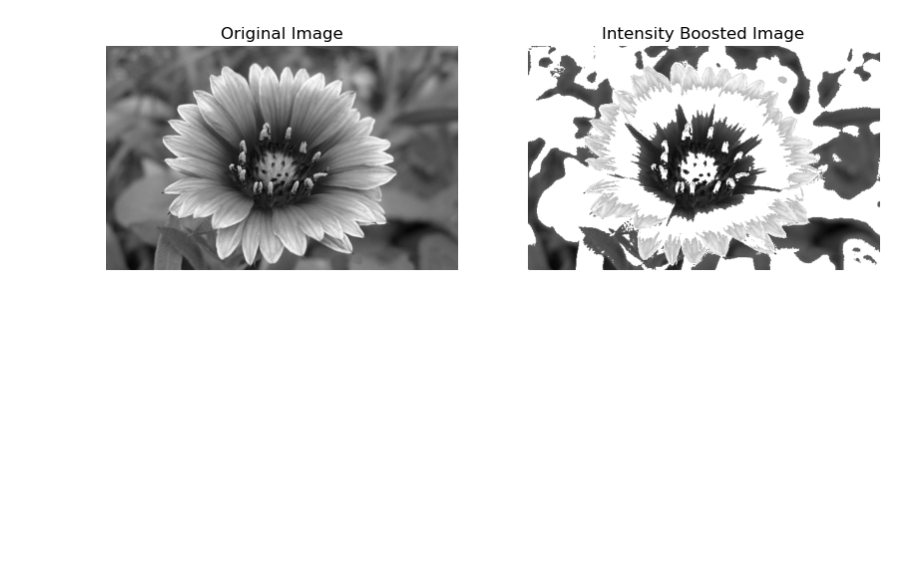
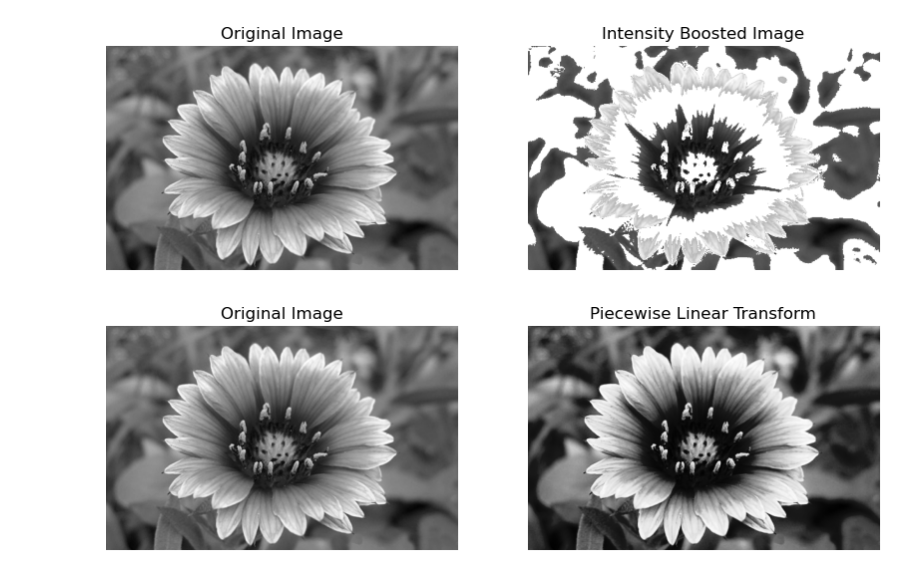
Before and after one commit to koustav-B/Image-Processing-Code, a Jupyter notebook: gray.ipynb, the cells around one changed output. Cells and saved outputs as stored; diff of their text form; code cells hidden in the pictures; blank space fills up the shorter version.

```diff
--- a/gray.ipynb
+++ b/gray.ipynb
@@ -154,3 +154,54 @@ plt.axis("off")
 plt.show()
 # %% [output]
 [figure]
+# %%
+import cv2
+import numpy as np
+import matplotlib.pyplot as plt
+
+# Read grayscale image
+image = cv2.imread("flower.jpg", 0)
+
+# Control points
+r1 = 80
+r2 = 180
+s1 = 30
+s2 = 220
+
+# Create output image
+output = np.zeros_like(image)
+
+# Region 1: r <= r1
+output[image <= r1] = (s1 / r1) * image[image <= r1]
+
+# Region 2: r1 < r <= r2
+output[(image > r1) & (image <= r2)] = (
+    ((s2 - s1) / (r2 - r1)) *
+    (image[(image > r1) & (image <= r2)] - r1) + s1
+)
+
+# Region 3: r > r2
+output[image > r2] = (
+    ((255 - s2) / (255 - r2)) *
+    (image[image > r2] - r2) + s2
+)
+
+# Convert to uint8
+output = np.uint8(output)
+
+# Display
+plt.figure(figsize=(10, 4))
+
+plt.subplot(1, 2, 1)
+plt.imshow(image, cmap="gray")
+plt.title("Original Image")
+plt.axis("off")
+
+plt.subplot(1, 2, 2)
+plt.imshow(output, cmap="gray")
+plt.title("Piecewise Linear Transform")
+plt.axis("off")
+
+plt.show()
+# %% [output]
+[figure, added]
```
